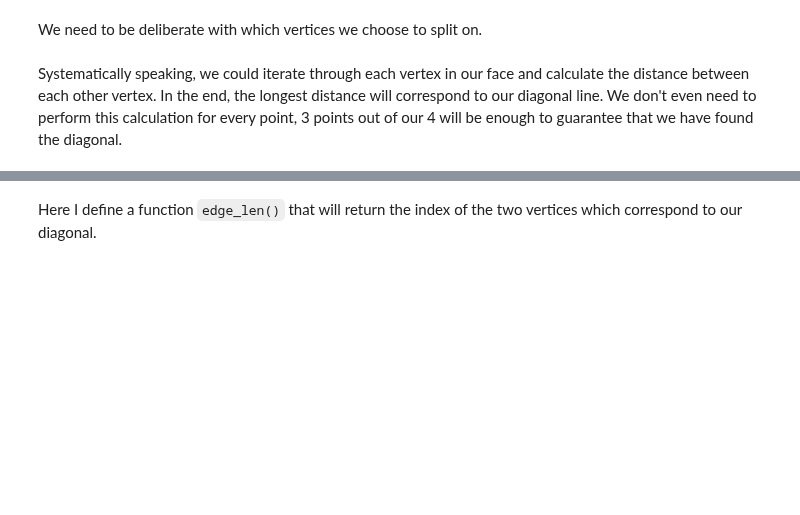
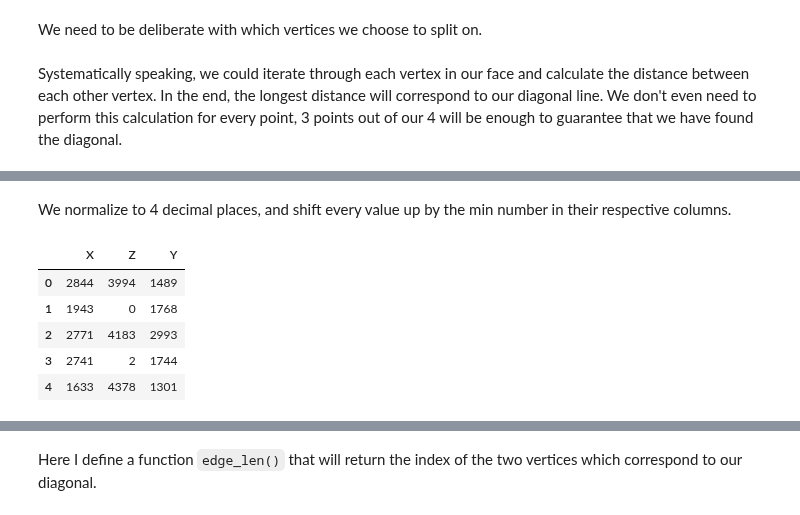
Before and after one commit to suryashch/3d_modelling, a Jupyter notebook: reducing-mesh-density/notebooks/obj-eda.ipynb, the cells around one changed output, grey strips where cells are left out. Cells and saved outputs as stored; diff of their text form; code cells hidden in the pictures; blank space fills up the shorter version.

```diff
--- a/reducing-mesh-density/notebooks/obj-eda.ipynb
+++ b/reducing-mesh-density/notebooks/obj-eda.ipynb
@@ -324,0 +351,16 @@ Systematically speaking, we could iterate through each vertex in our face and ca
+# %% [markdown]
+We normalize to 4 decimal places, and shift every value up by the min number in their respective columns.
+# %%
+vertices_new = (vertices_new * 10000).astype(int)
+vertices_new['X'] = vertices_new['X'] + abs(min(vertices_new['X']))
+vertices_new['Y'] = vertices_new['Y'] + abs(min(vertices_new['Y']))
+vertices_new['Z'] = vertices_new['Z'] + abs(min(vertices_new['Z']))
+
+vertices_new.head()
+# %% [output]
+|  | X | Z | Y |
+| 0 | 2844 | 3994 | 1489 |
+| 1 | 1943 | 0 | 1768 |
+| 2 | 2771 | 4183 | 2993 |
+| 3 | 2741 | 2 | 1744 |
+| 4 | 1633 | 4378 | 1301 |
```
Also changed, not shown: parts of 9 cells of this notebook.
